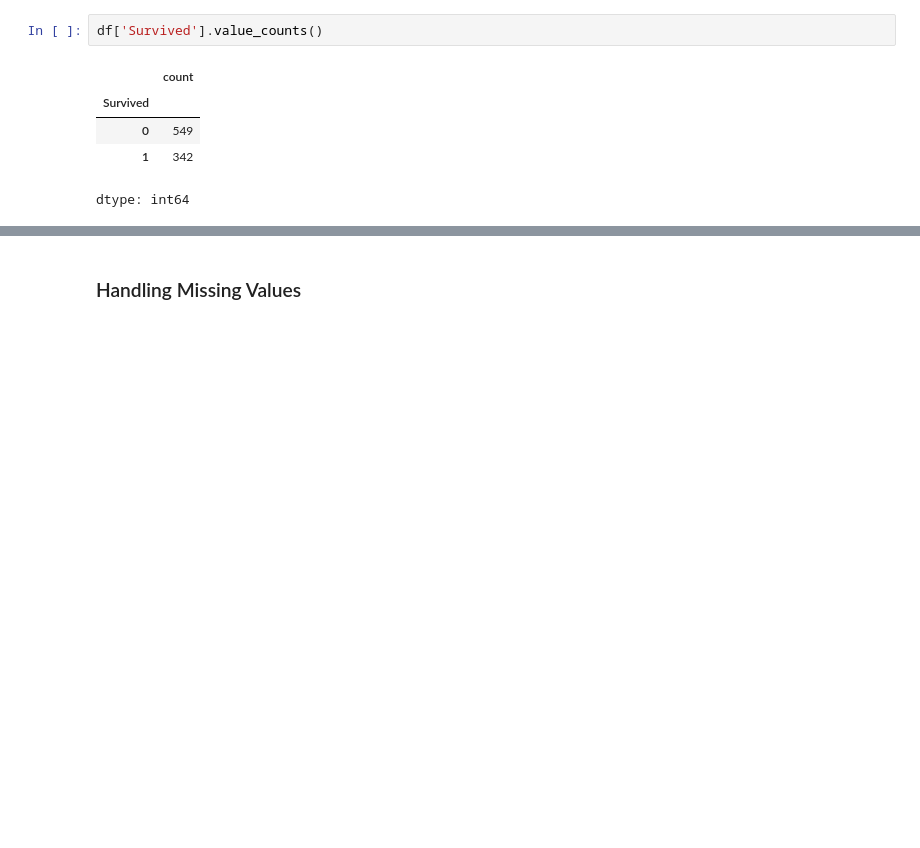
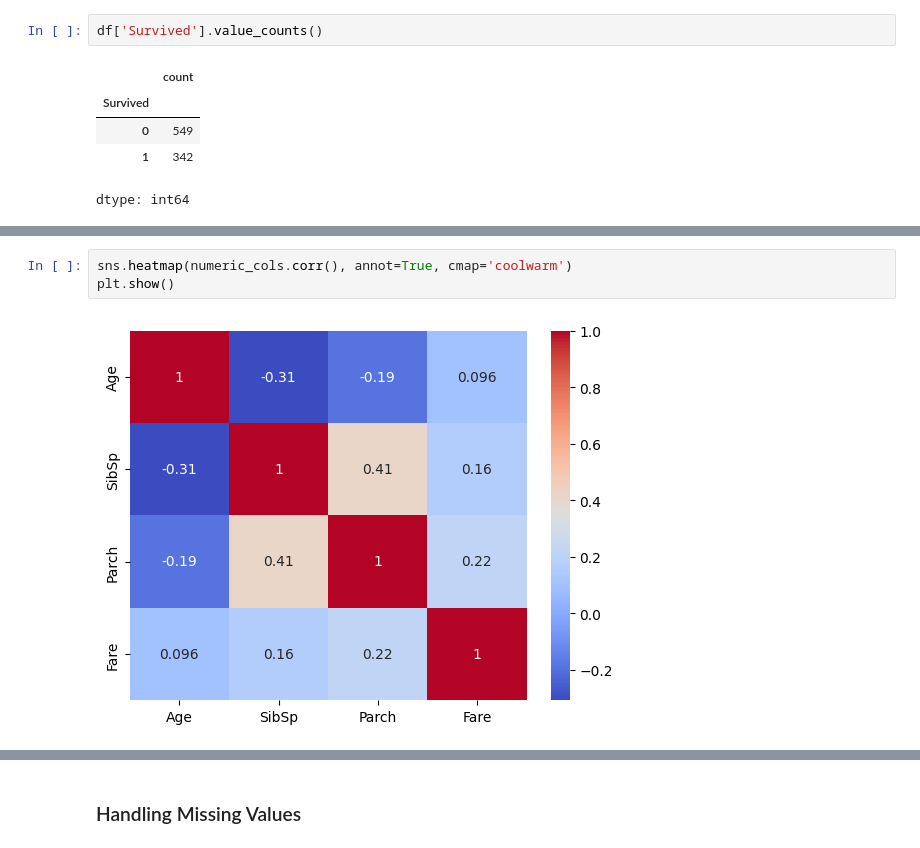
Before and after one commit to machiwao/ml-development, a Jupyter notebook: kaggle_Titanic.ipynb, the cells around one changed output, grey strips where cells are left out. Drawn from its saved outputs; the diff is of its cells as text; blank space fills up the shorter version.

```diff
--- a/kaggle_Titanic.ipynb
+++ b/kaggle_Titanic.ipynb
@@ -151,0 +184,5 @@ dtype: int64
+# %%
+sns.heatmap(numeric_cols.corr(), annot=True, cmap='coolwarm')
+plt.show()
+# %% [output]
+[figure, added]
```
Also changed, not shown: parts of 54 cells of this notebook.
